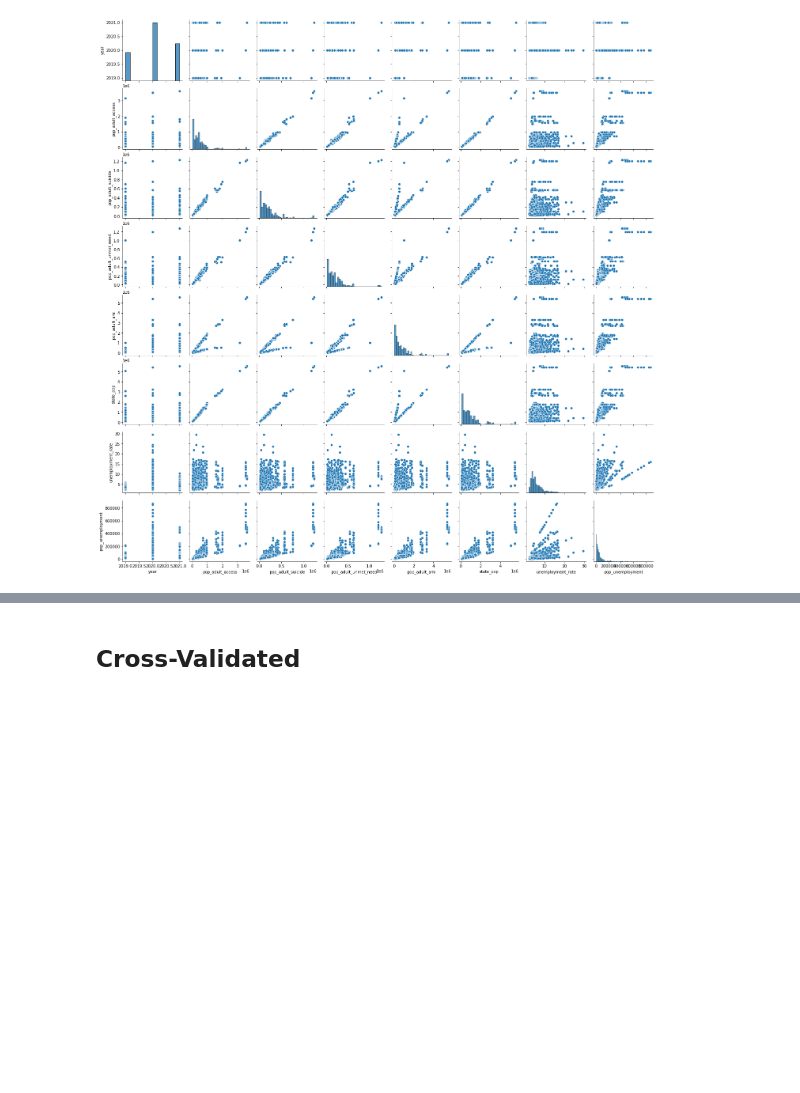
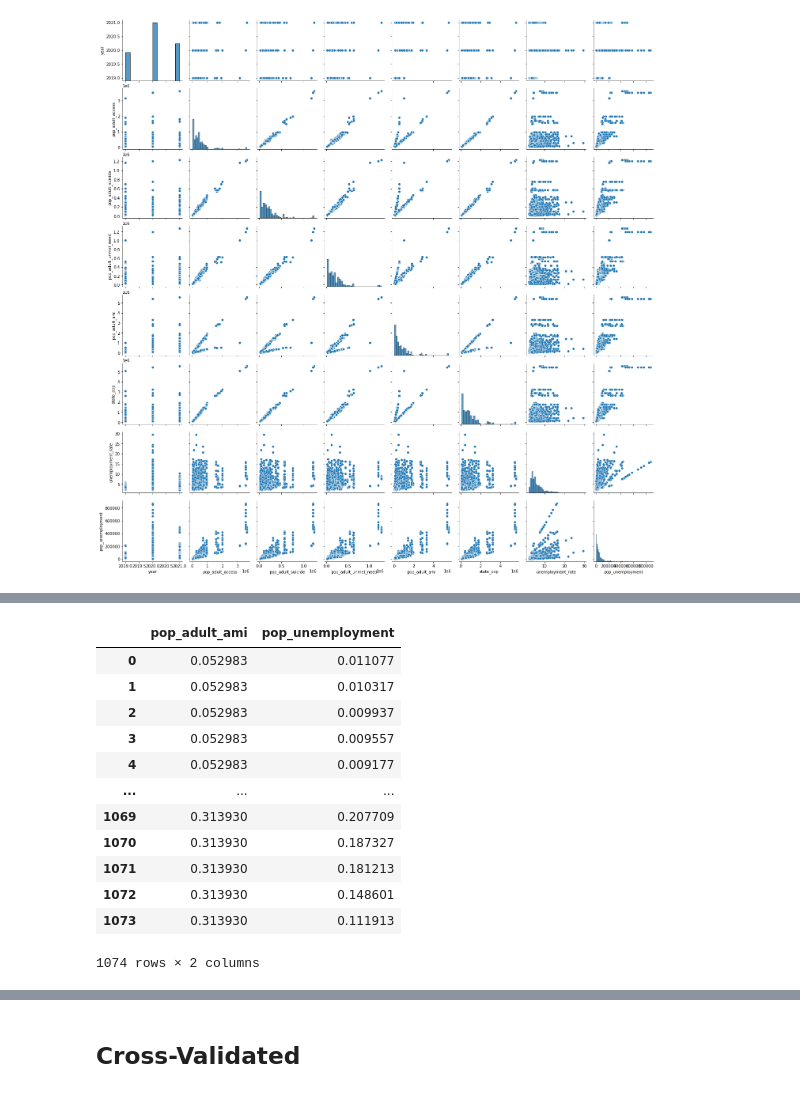
Before and after one commit to NoahToomeyBC/project-vu, a Jupyter notebook: ML_test/ml_data_test.ipynb, the cells around one changed output, grey strips where cells are left out. Saved outputs shown, nothing was run; the diff lists cells and outputs as text; code cells hidden in the pictures; blank space fills up the shorter version.

```diff
--- a/ML_test/ml_data_test.ipynb
+++ b/ML_test/ml_data_test.ipynb
@@ -747,0 +753,23 @@ new_ml_nd.head()
+# %%
+from sklearn import preprocessing
+
+x = new_ml_nd[["pop_adult_ami","pop_unemployment"]].values #returns a numpy array
+min_max_scaler = preprocessing.MinMaxScaler()
+x_scaled = min_max_scaler.fit_transform(x)
+normalized_df = pd.DataFrame(x_scaled)
+normalized_df.columns=["pop_adult_ami","pop_unemployment"]
+normalized_df
+# %% [output]
+|  | pop_adult_ami | pop_unemployment |
+| 0 | 0.052983 | 0.011077 |
+| 1 | 0.052983 | 0.010317 |
+| 2 | 0.052983 | 0.009937 |
+| 3 | 0.052983 | 0.009557 |
+| 4 | 0.052983 | 0.009177 |
+| ... | ... | ... |
+| 1069 | 0.313930 | 0.207709 |
+| 1070 | 0.313930 | 0.187327 |
+| 1071 | 0.313930 | 0.181213 |
+| 1072 | 0.313930 | 0.148601 |
+| 1073 | 0.313930 | 0.111913 |
+1074 rows × 2 columns
```
Also changed, not shown: parts of 19 cells of this notebook, 2 other files.
